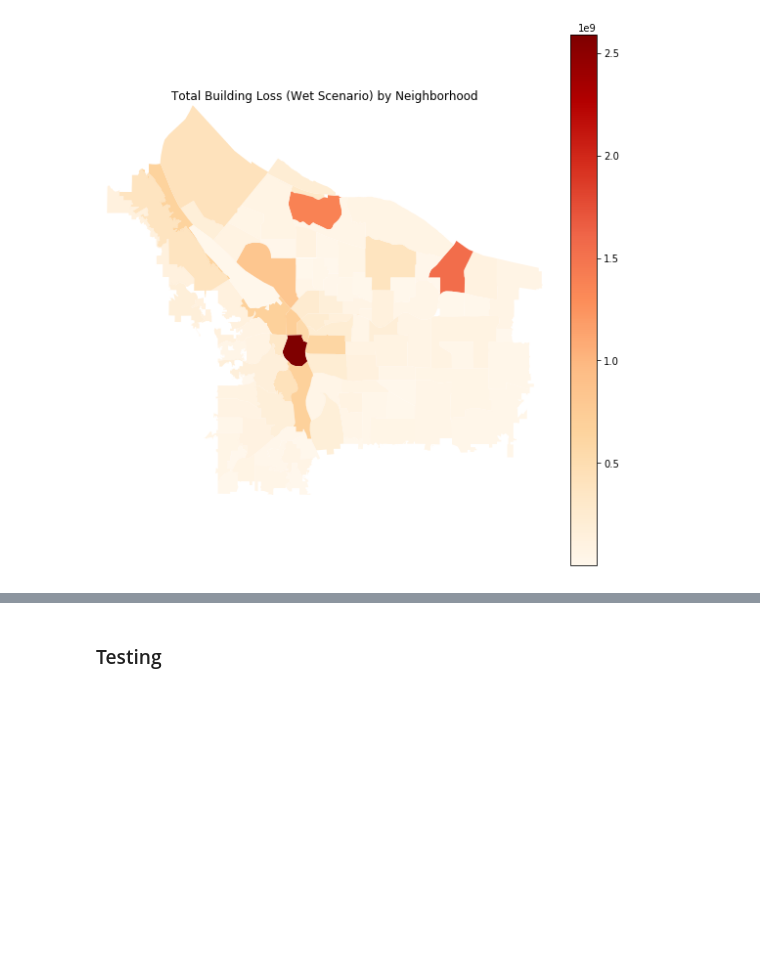
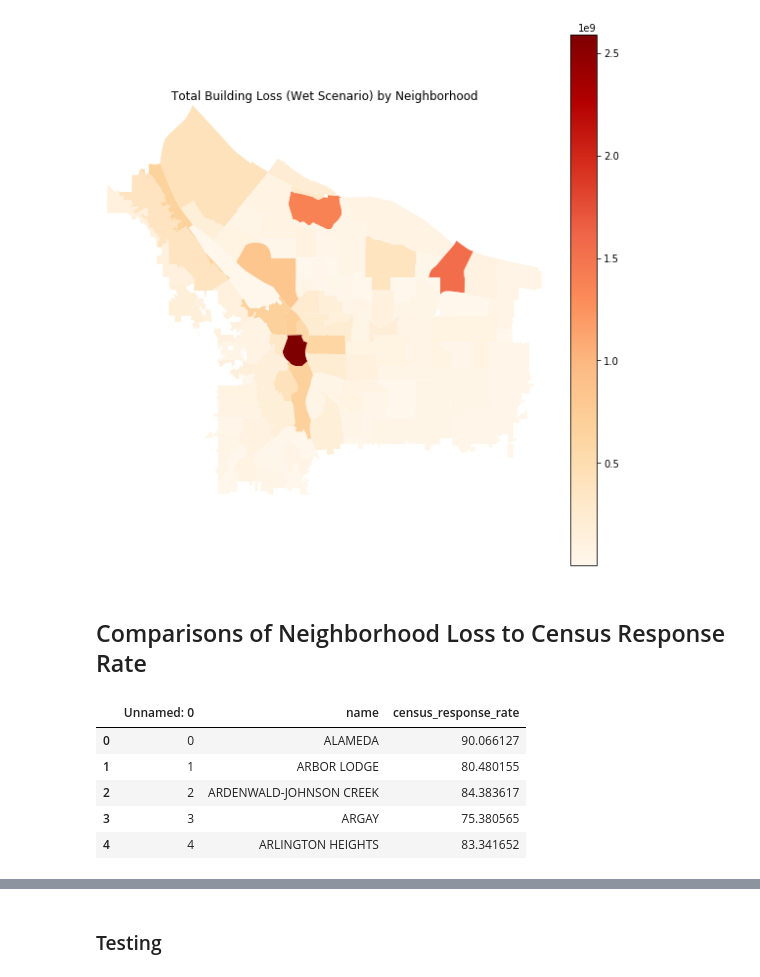
Before and after one commit to hackoregon/disaster-resilience, a Jupyter notebook: notebooks/block_centroid_allocation_dogami_to_disaster_ST.ipynb, the cells around one changed output, grey strips where cells are left out. Saved outputs shown, nothing was run; the diff lists cells and outputs as text; code cells hidden in the pictures; blank space fills up the shorter version.

```diff
--- a/notebooks/block_centroid_allocation_dogami_to_disaster_ST.ipynb
+++ b/notebooks/block_centroid_allocation_dogami_to_disaster_ST.ipynb
@@ -612,3 +615,5 @@ plt.title("Total Building Loss (Wet Scenario) by Neighborhood")
 # %% [output]
 Text(0.5,1,'Total Building Loss (Wet Scenario) by Neighborhood')
 [figure]
+# %% [markdown]
+## Comparisons of Neighborhood Loss to Census Response Rate
@@ -614,0 +623,9 @@ Text(0.5,1,'Total Building Loss (Wet Scenario) by Neighborhood')
+# %%
+crr.head()
+# %% [output]
+|  | Unnamed: 0 | name | census_response_rate |
+| 0 | 0 | ALAMEDA | 90.066127 |
+| 1 | 1 | ARBOR LODGE | 80.480155 |
+| 2 | 2 | ARDENWALD-JOHNSON CREEK | 84.383617 |
+| 3 | 3 | ARGAY | 75.380565 |
+| 4 | 4 | ARLINGTON HEIGHTS | 83.341652 |
```
Also changed, not shown: parts of 7 cells of this notebook.
